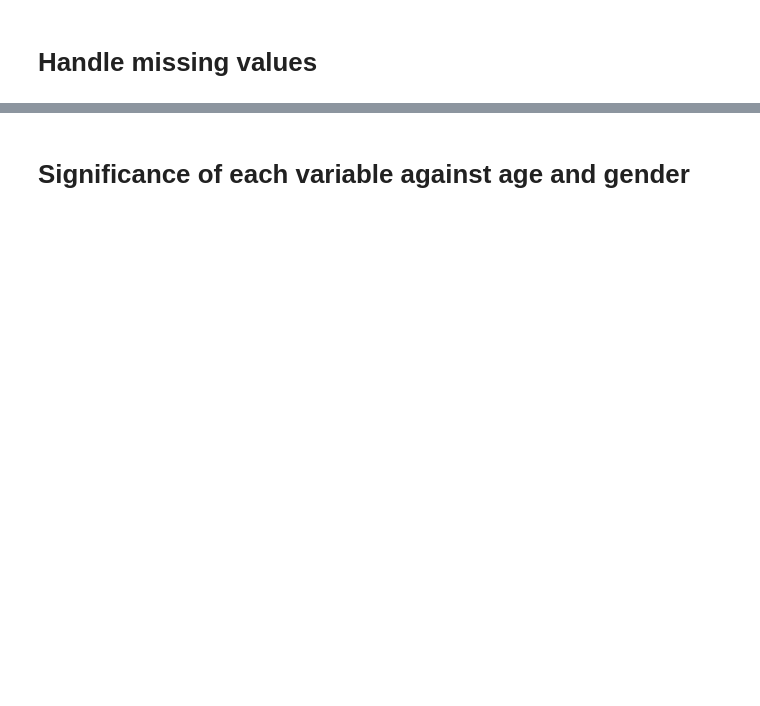
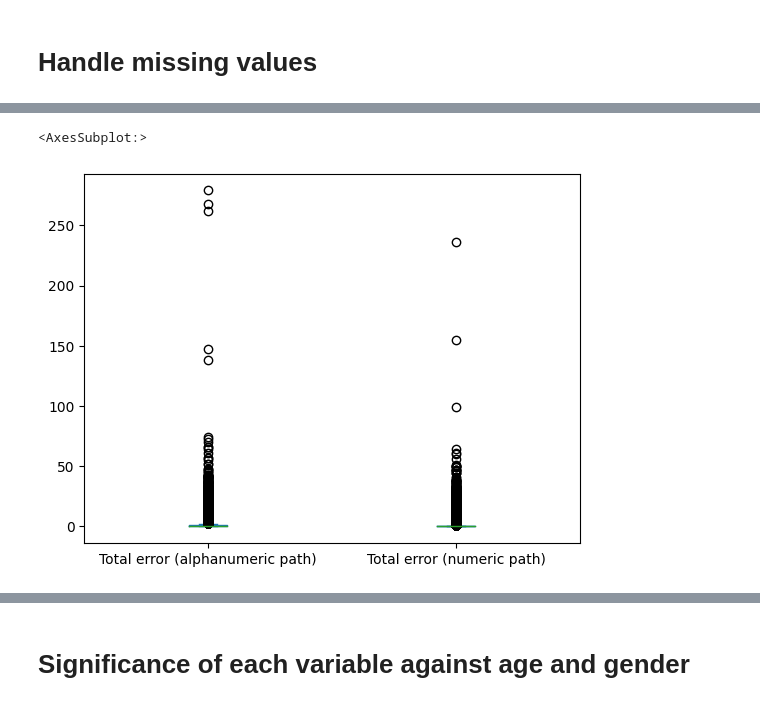
Before and after one commit to kaicong12/age-prediction, a Jupyter notebook: master.ipynb, the cells around one changed output, grey strips where cells are left out. Saved outputs shown, nothing was run; the diff lists cells and outputs as text; code cells hidden in the pictures; blank space fills up the shorter version.

```diff
--- a/master.ipynb
+++ b/master.ipynb
@@ -90,0 +142,8 @@ df.dropna()
+# %%
+# Total error for trail_making
+renamed_df[['Total error (alphanumeric path)', 'Total error (numeric path)']].plot.box()
+
+# a few obvious outliers
+# %% [output]
+<AxesSubplot:>
+[figure, added]
```
Also changed, not shown: parts of 30 cells of this notebook, 18 other files.
